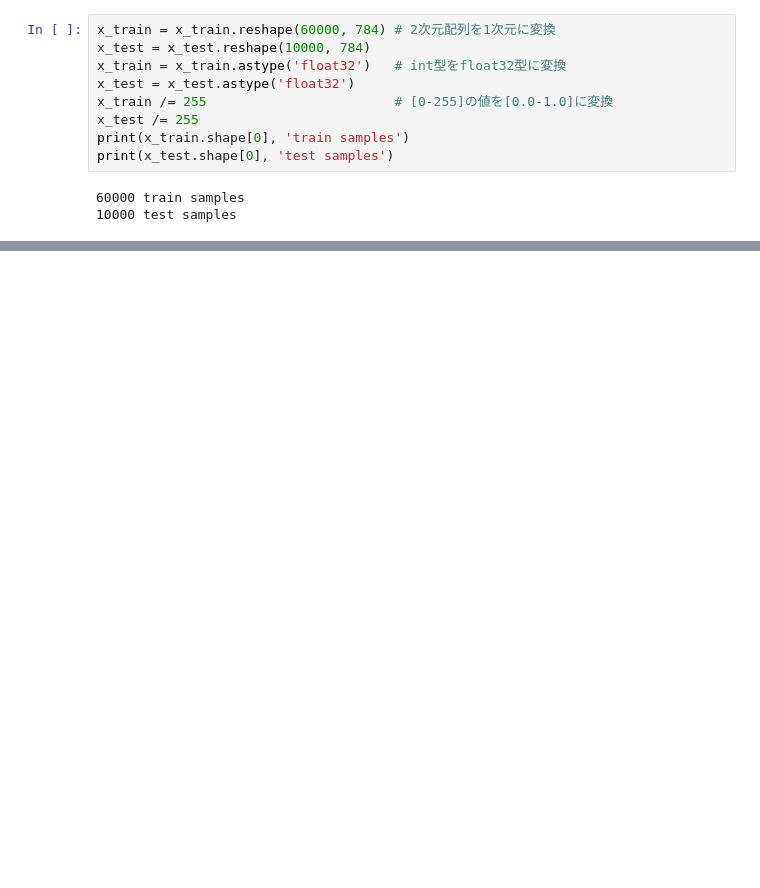
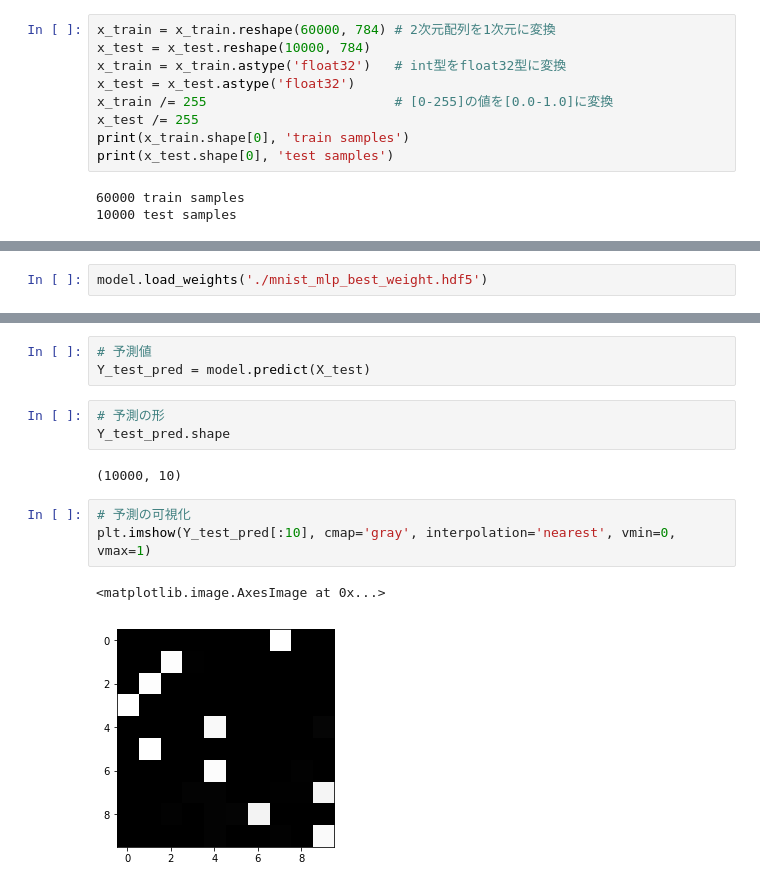
Before and after one commit to bouch20/PyBegi_Okinawa22, a Jupyter notebook: step3/Step3_MNISTでの機械学習.ipynb, the cells around one changed output, grey strips where cells are left out. Drawn from its saved outputs; the diff is of its cells as text; blank space fills up the shorter version.

```diff
--- a/step3/Step3_MNISTでの機械学習.ipynb
+++ b/step3/Step3_MNISTでの機械学習.ipynb
@@ -70,0 +269,2 @@ history = model.fit(x_train, y_train,  # 画像とラベルデータ
+# %%
+model.load_weights('./mnist_mlp_best_weight.hdf5')
@@ -70,0 +299,14 @@ history = model.fit(x_train, y_train,  # 画像とラベルデータ
+# %%
+# 予測値
+Y_test_pred = model.predict(X_test)
+# %%
+# 予測の形
+Y_test_pred.shape
+# %% [output]
+(10000, 10)
+# %%
+# 予測の可視化
+plt.imshow(Y_test_pred[:10], cmap='gray', interpolation='nearest', vmin=0, vmax=1)
+# %% [output]
+<matplotlib.image.AxesImage at 0x...>
+[figure, added]
```
Also changed, not shown: parts of 61 cells of this notebook, 1 other file.
